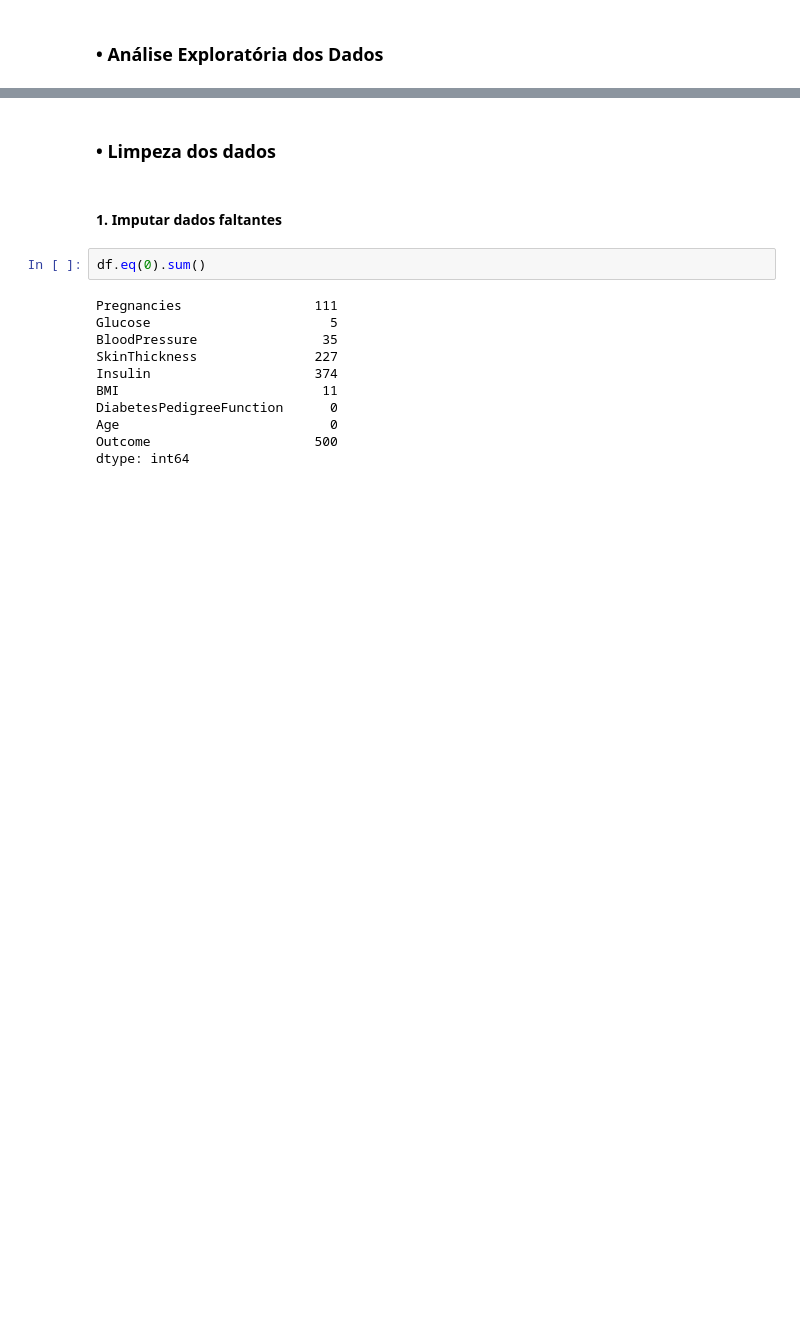
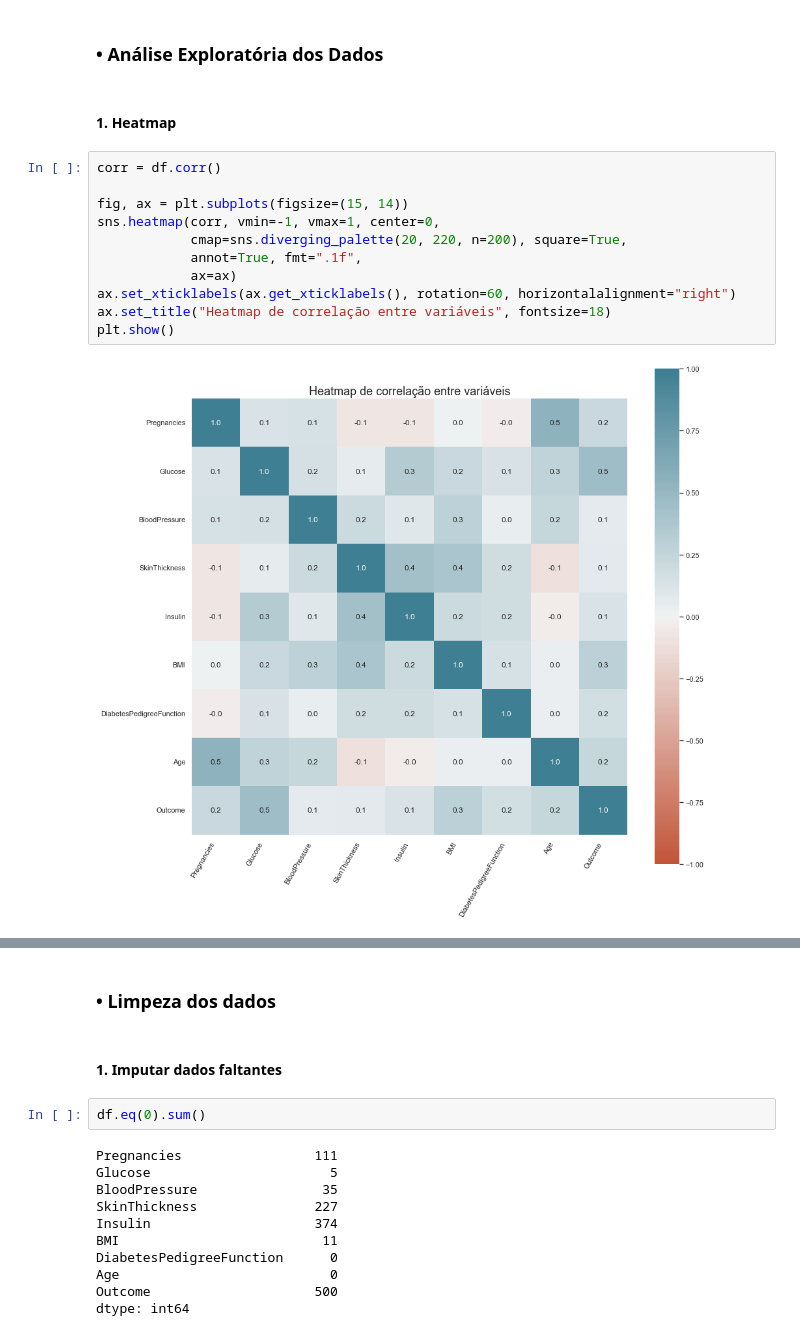
Before and after one commit to pedroboechat/COC361_InteligenciaComputacional, a Jupyter notebook: notebook_classification.ipynb, the cells around one changed output, grey strips where cells are left out. Cells and saved outputs as stored; diff of their text form; blank space fills up the shorter version.

```diff
--- a/notebook_classification.ipynb
+++ b/notebook_classification.ipynb
@@ -117,3 +117,18 @@ display(df.tail())
 | 767 | 1 | 93 | 70 | 31 | 0 | 30.4 | 0.315 | 23 | ... |
 # %% [markdown]
 ### • Análise Exploratória dos Dados
+# %% [markdown]
+#### 1. Heatmap
+# %%
+corr = df.corr()
+
+fig, ax = plt.subplots(figsize=(15, 14))
+sns.heatmap(corr, vmin=-1, vmax=1, center=0,
+            cmap=sns.diverging_palette(20, 220, n=200), square=True,
+            annot=True, fmt=".1f",
+            ax=ax)
+ax.set_xticklabels(ax.get_xticklabels(), rotation=60, horizontalalignment="right")
+ax.set_title("Heatmap de correlação entre variáveis", fontsize=18)
+plt.show()
+# %% [output]
+[figure, added]
```
Also changed, not shown: parts of 10 cells of this notebook, 1 other file.
